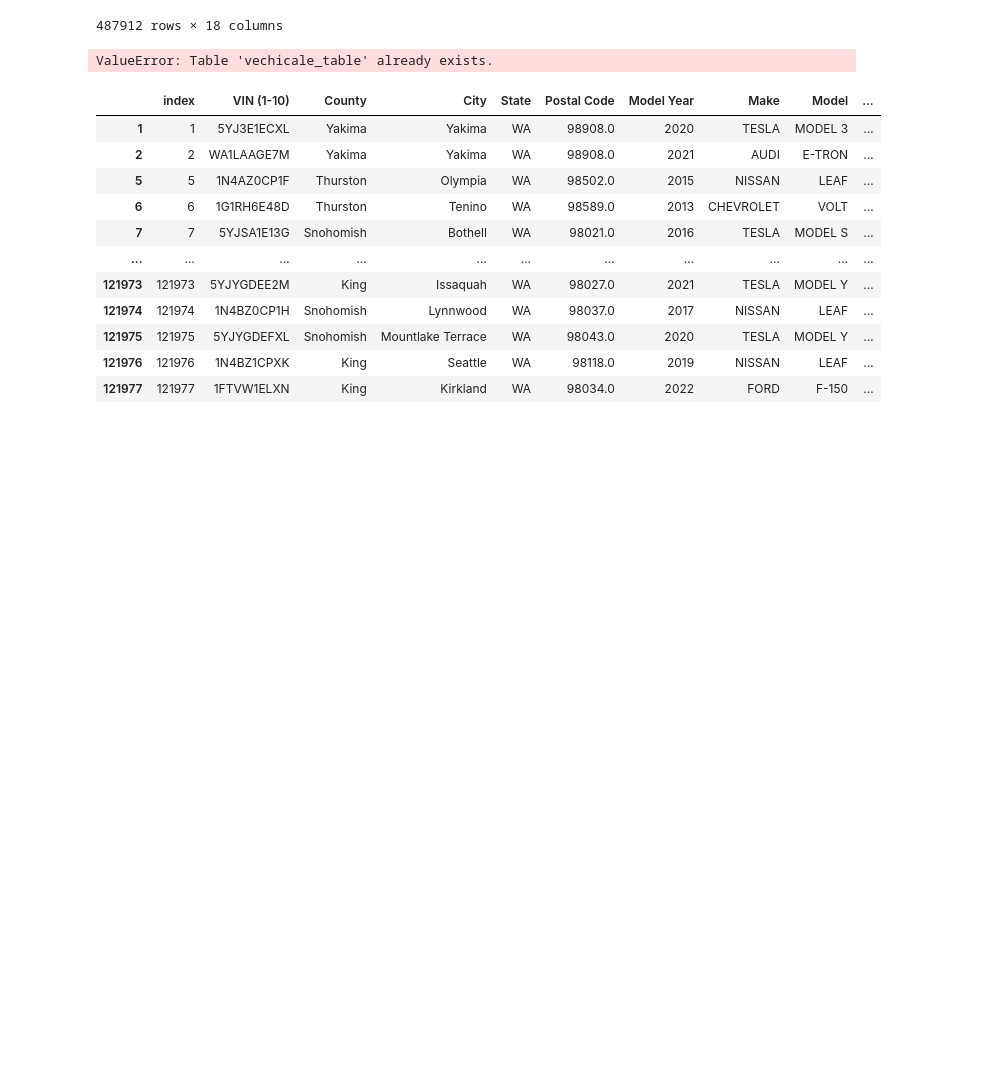
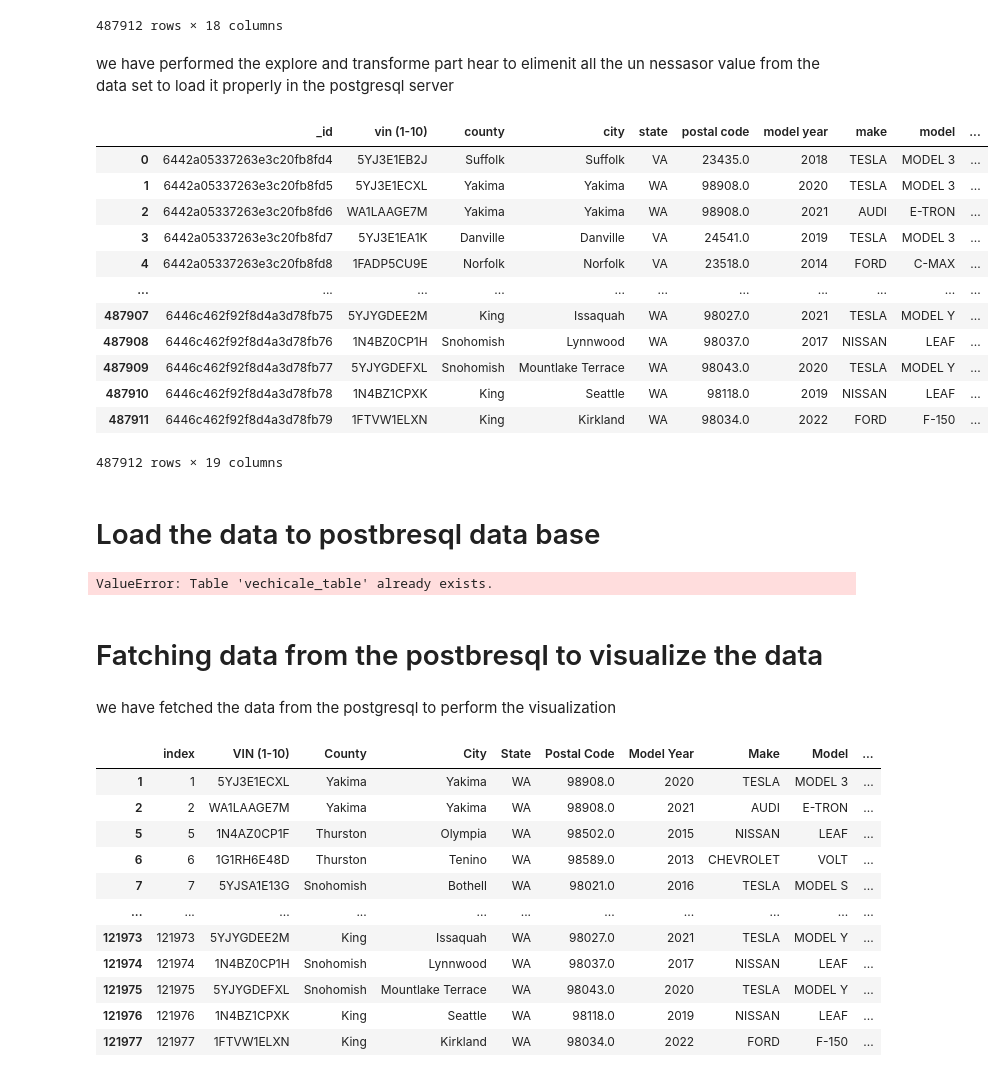
Before and after one commit to Aravind9995/dap_project, a Jupyter notebook: Electric_Vehicle_Data.ipynb, the cells around one changed output. Cells and saved outputs as stored; diff of their text form; code cells hidden in the pictures; blank space fills up the shorter version.

```diff
--- a/Electric_Vehicle_Data.ipynb
+++ b/Electric_Vehicle_Data.ipynb
@@ -40,6 +46,32 @@ data_df
 | 487910 | 6446c462f92f8d4a3d78fb78 | 1N4BZ1CPXK | King | Seattle | WA | 98118.0 | 2019 | NISSAN | LEAF | ... |
 | 487911 | 6446c462f92f8d4a3d78fb79 | 1FTVW1ELXN | King | Kirkland | WA | 98034.0 | 2022 | FORD | F-150 | ... |
 487912 rows × 18 columns
+# %% [markdown]
+we have performed the explore and transforme part hear to elimenit all the un nessasor value from the data set to load it properly in the postgresql  server
+# %%
+data_df = data_df.rename(str.lower, axis=1)
+data_df['county'] = data_df['county'].fillna('Unknown')
+data_df['city'] = data_df['city'].fillna('Unknown')
+data_df['postal code'] = data_df['postal code'].fillna('Unknown')
+
+data_df['vehicle_age'] = 2023 - data_df['model year']
+data_df
+# %% [output]
+|  | _id | vin (1-10) | county | city | state | postal code | model year | make | model | ... |
+| 0 | 6442a05337263e3c20fb8fd4 | 5YJ3E1EB2J | Suffolk | Suffolk | VA | 23435.0 | 2018 | TESLA | MODEL 3 | ... |
+| 1 | 6442a05337263e3c20fb8fd5 | 5YJ3E1ECXL | Yakima | Yakima | WA | 98908.0 | 2020 | TESLA | MODEL 3 | ... |
+| 2 | 6442a05337263e3c20fb8fd6 | WA1LAAGE7M | Yakima | Yakima | WA | 98908.0 | 2021 | AUDI | E-TRON | ... |
+| 3 | 6442a05337263e3c20fb8fd7 | 5YJ3E1EA1K | Danville | Danville | VA | 24541.0 | 2019 | TESLA | MODEL 3 | ... |
+| 4 | 6442a05337263e3c20fb8fd8 | 1FADP5CU9E | Norfolk | Norfolk | VA | 23518.0 | 2014 | FORD | C-MAX | ... |
+| ... | ... | ... | ... | ... | ... | ... | ... | ... | ... | ... |
+| 487907 | 6446c462f92f8d4a3d78fb75 | 5YJYGDEE2M | King | Issaquah | WA | 98027.0 | 2021 | TESLA | MODEL Y | ... |
+| 487908 | 6446c462f92f8d4a3d78fb76 | 1N4BZ0CP1H | Snohomish | Lynnwood | WA | 98037.0 | 2017 | NISSAN | LEAF | ... |
+| 487909 | 6446c462f92f8d4a3d78fb77 | 5YJYGDEFXL | Snohomish | Mountlake Terrace | WA | 98043.0 | 2020 | TESLA | MODEL Y | ... |
+| 487910 | 6446c462f92f8d4a3d78fb78 | 1N4BZ1CPXK | King | Seattle | WA | 98118.0 | 2019 | NISSAN | LEAF | ... |
+| 487911 | 6446c462f92f8d4a3d78fb79 | 1FTVW1ELXN | King | Kirkland | WA | 98034.0 | 2022 | FORD | F-150 | ... |
+487912 rows × 19 columns
+# %% [markdown]
+# Load the data to postbresql data base
 # %%
 from sqlalchemy import create_engine
 
@@ -60,6 +92,10 @@ conn.close()
 data.to_sql('vechicale_table',engine)
 # %% [output]
 ValueError: Table 'vechicale_table' already exists.
+# %% [markdown]
+# Fatching data from the postbresql to visualize the data
+# %% [markdown]
+we have fetched the data from the postgresql to perform the visualization
 # %%
 import psycopg2
 import pandas as pd
```
Also changed, not shown: parts of 15 cells of this notebook.
